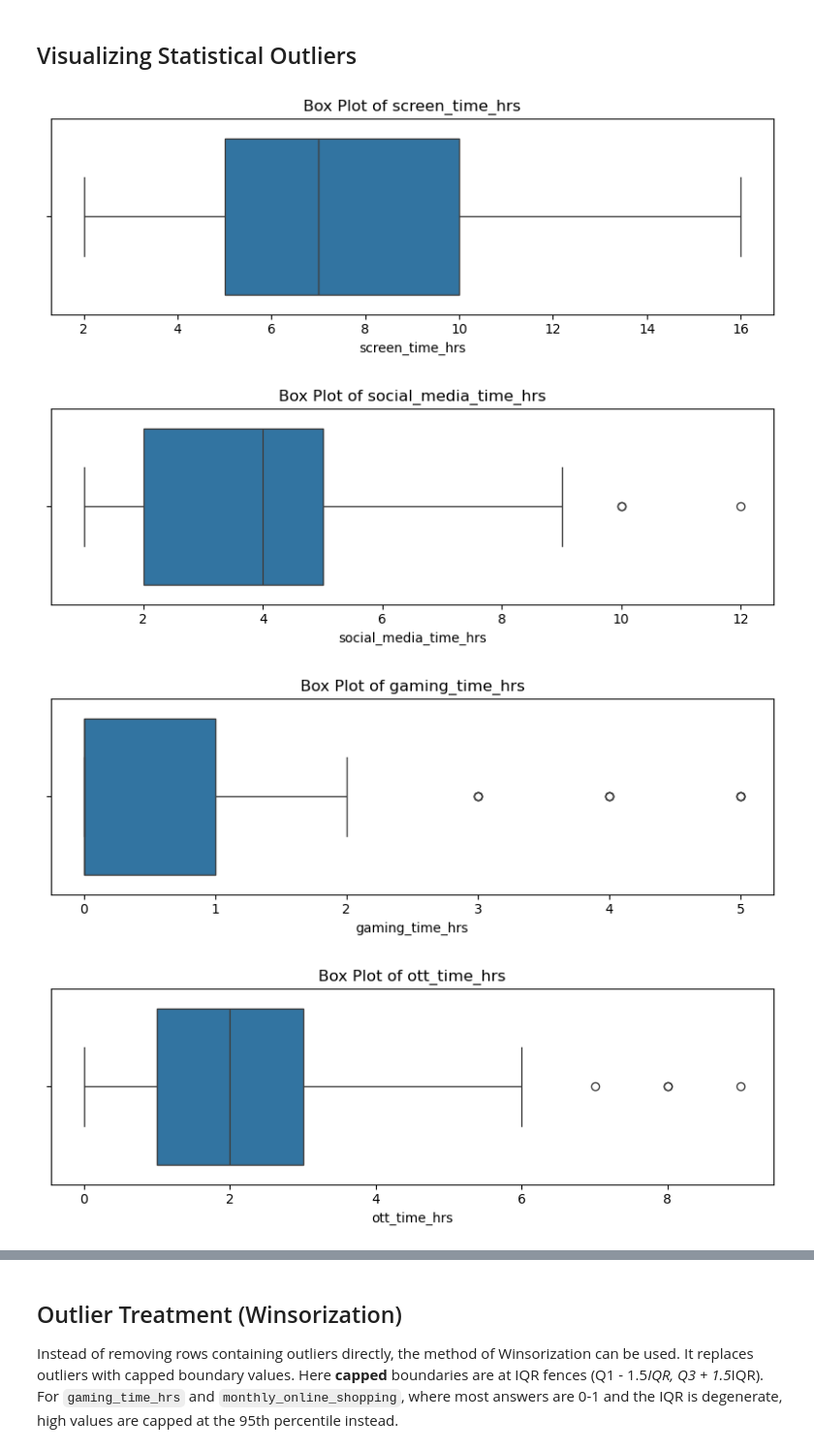
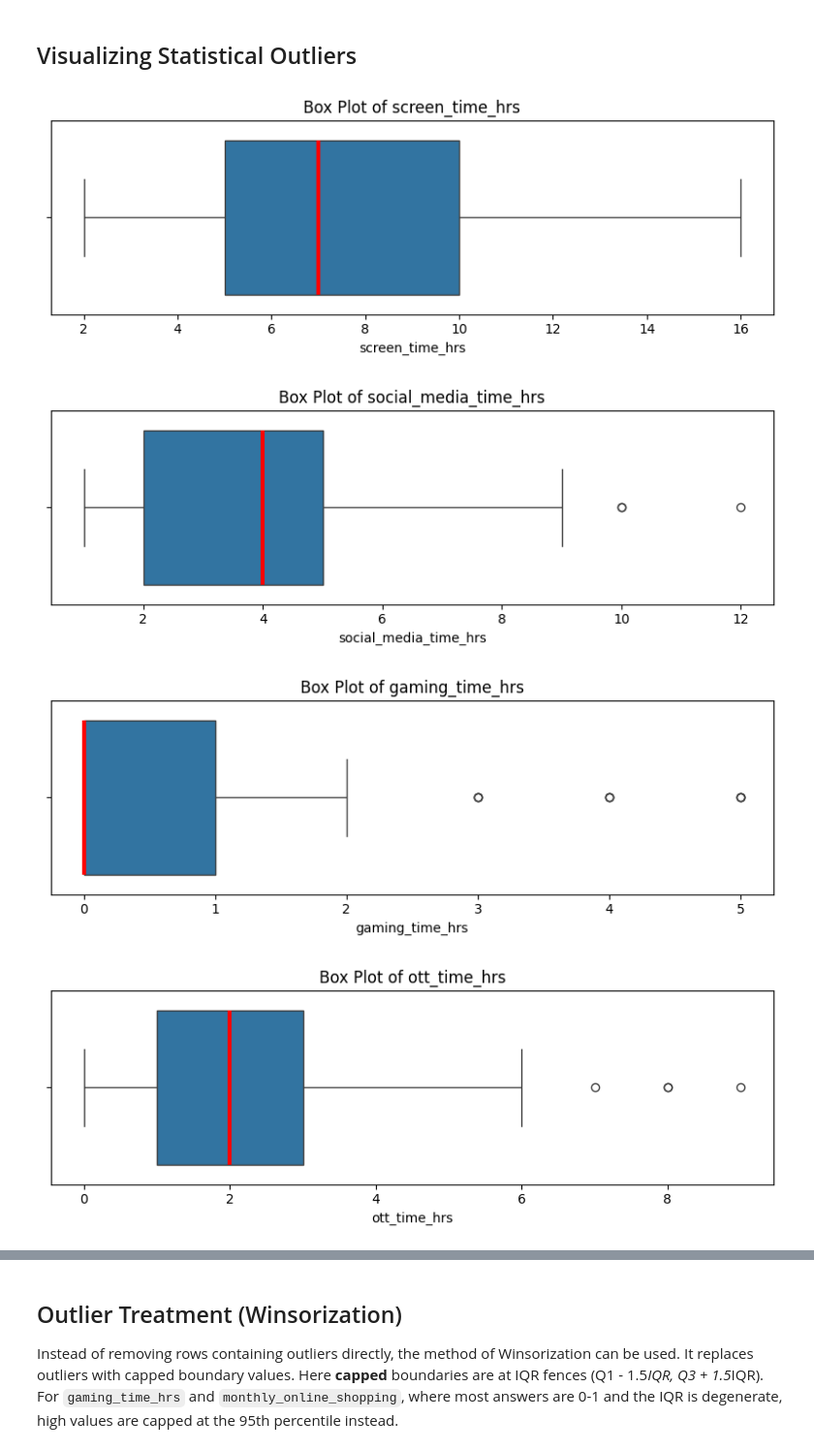
Before and after one commit to Sahasra-iiits/College-Student-Digital-LifeStyle-Profile-IDHV, a Jupyter notebook: AnalysisCode.ipynb, the cells around one changed output, grey strips where cells are left out. Shown at 97% size. Saved outputs shown, nothing was run; the diff lists cells and outputs as text; code cells hidden in the pictures.

```diff
--- a/AnalysisCode.ipynb
+++ b/AnalysisCode.ipynb
@@ -674,26 +674,26 @@ df_eda = df_copy.copy()
 # %%
 plot_cols = [
     col for col in [
         "cgpa",
         "screen_time_hrs",
         "social_media_time_hrs",
         "gaming_time_hrs",
         "ott_time_hrs",
         "study_time_hrs",
         "sleep_time_hrs"
     ]
     if col in df_copy.columns
 ]
 
 for col in cols:
     plt.figure(figsize=(8, 3))
-    sns.boxplot(x=df_copy[col])
+    sns.boxplot(x=df_copy[col], medianprops={"color": "red", "linewidth": 3})
     plt.title(f"Box Plot of {col}")
     plt.xlabel(col)
     plt.tight_layout()
     plt.show()
 # %% [output]
-[figure, old version]
+[figure, new version]
-[figure, old version]
+[figure, new version]
-[figure, old version]
+[figure, new version]
-[figure, old version]
+[figure, new version]
```
Also changed, not shown: parts of 4 cells of this notebook, 1 other file.
